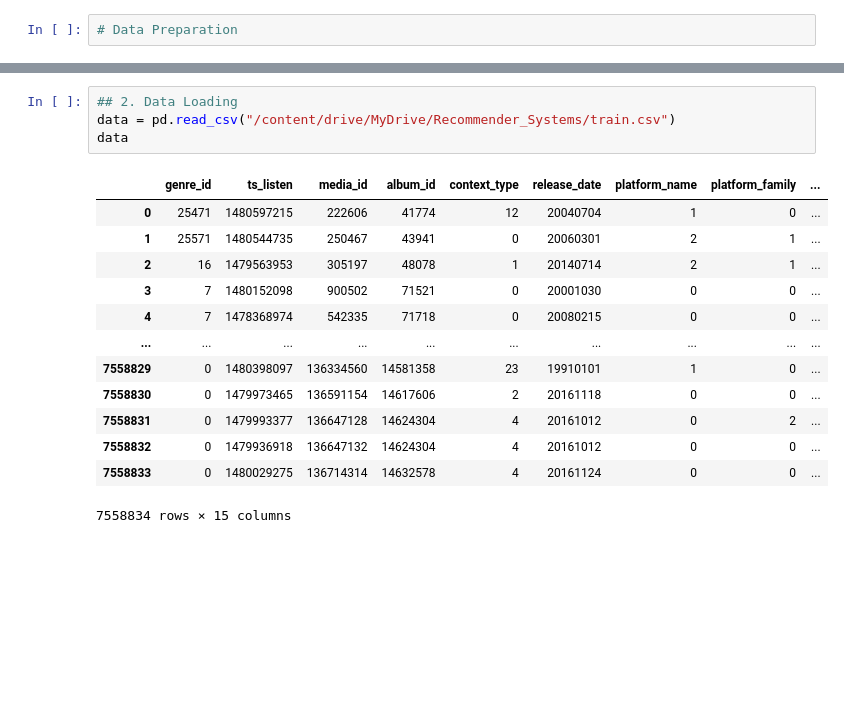
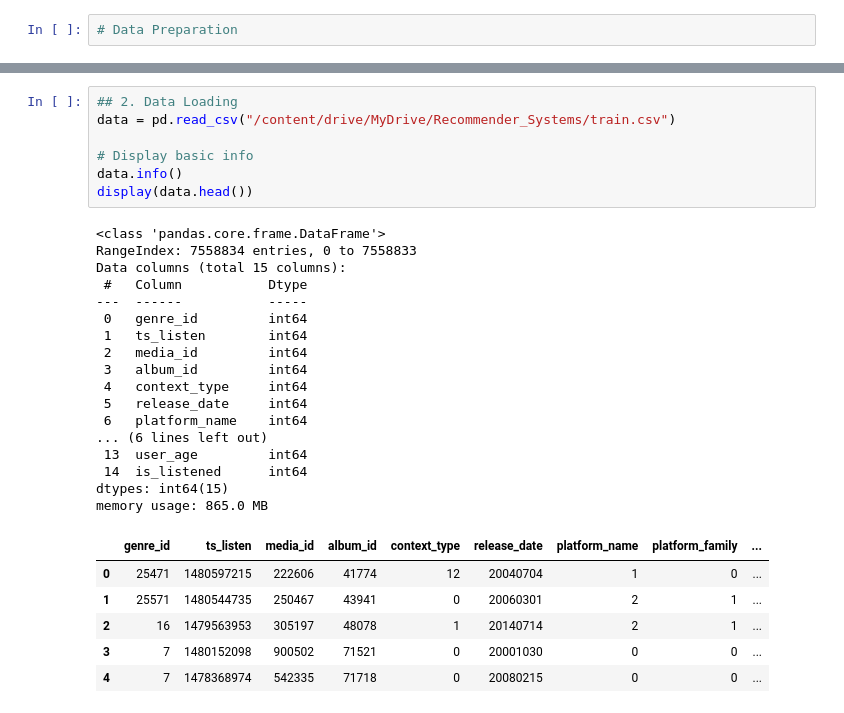
Before and after one commit to migub/recommender-systems, a Jupyter notebook: Data_Preparation.ipynb, the cells around one changed output, grey strips where cells are left out. Drawn from its saved outputs; the diff is of its cells as text; blank space fills up the shorter version.

```diff
--- a/Data_Preparation.ipynb
+++ b/Data_Preparation.ipynb
@@ -12,18 +15,31 @@ Mounted at /content/drive
 # %%
 ## 2. Data Loading
 data = pd.read_csv("/content/drive/MyDrive/Recommender_Systems/train.csv")
-data
+
+# Display basic info
+data.info()
+display(data.head())
 # %% [output]
+<class 'pandas.core.frame.DataFrame'>
+RangeIndex: 7558834 entries, 0 to 7558833
+Data columns (total 15 columns):
+ #   Column           Dtype
+---  ------           -----
+ 0   genre_id         int64
+ 1   ts_listen        int64
+ 2   media_id         int64
+ 3   album_id         int64
+ 4   context_type     int64
+ 5   release_date     int64
+ 6   platform_name    int64
+... (6 lines left out)
+ 13  user_age         int64
+ 14  is_listened      int64
+dtypes: int64(15)
+memory usage: 865.0 MB
 |  | genre_id | ts_listen | media_id | album_id | context_type | release_date | platform_name | platform_family | ... |
 | 0 | 25471 | 1480597215 | 222606 | 41774 | 12 | 20040704 | 1 | 0 | ... |
 | 1 | 25571 | 1480544735 | 250467 | 43941 | 0 | 20060301 | 2 | 1 | ... |
 | 2 | 16 | 1479563953 | 305197 | 48078 | 1 | 20140714 | 2 | 1 | ... |
 | 3 | 7 | 1480152098 | 900502 | 71521 | 0 | 20001030 | 0 | 0 | ... |
 | 4 | 7 | 1478368974 | 542335 | 71718 | 0 | 20080215 | 0 | 0 | ... |
-| ... | ... | ... | ... | ... | ... | ... | ... | ... | ... |
-| 7558829 | 0 | 1480398097 | 136334560 | 14581358 | 23 | 19910101 | 1 | 0 | ... |
-| 7558830 | 0 | 1479973465 | 136591154 | 14617606 | 2 | 20161118 | 0 | 0 | ... |
-| 7558831 | 0 | 1479993377 | 136647128 | 14624304 | 4 | 20161012 | 0 | 2 | ... |
-| 7558832 | 0 | 1479936918 | 136647132 | 14624304 | 4 | 20161012 | 0 | 0 | ... |
-| 7558833 | 0 | 1480029275 | 136714314 | 14632578 | 4 | 20161124 | 0 | 0 | ... |
-7558834 rows × 15 columns
```
Also changed, not shown: parts of 5 cells of this notebook.
